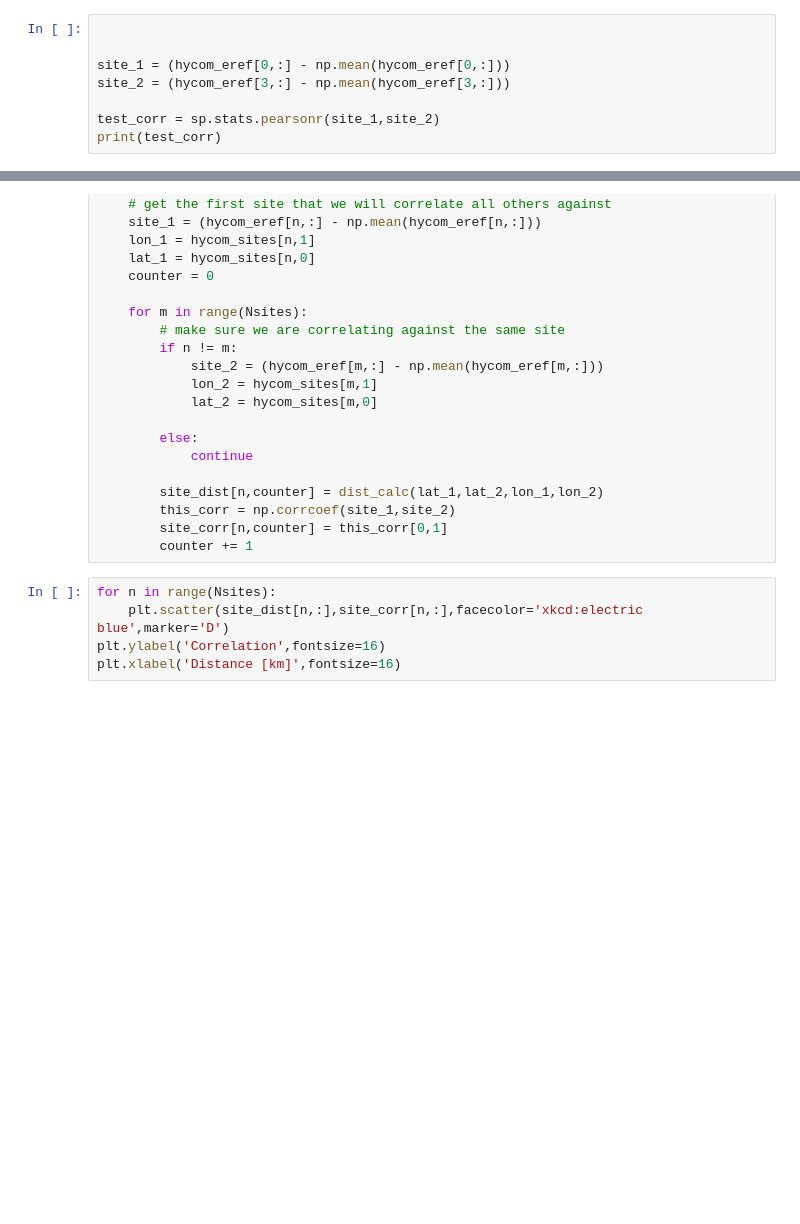
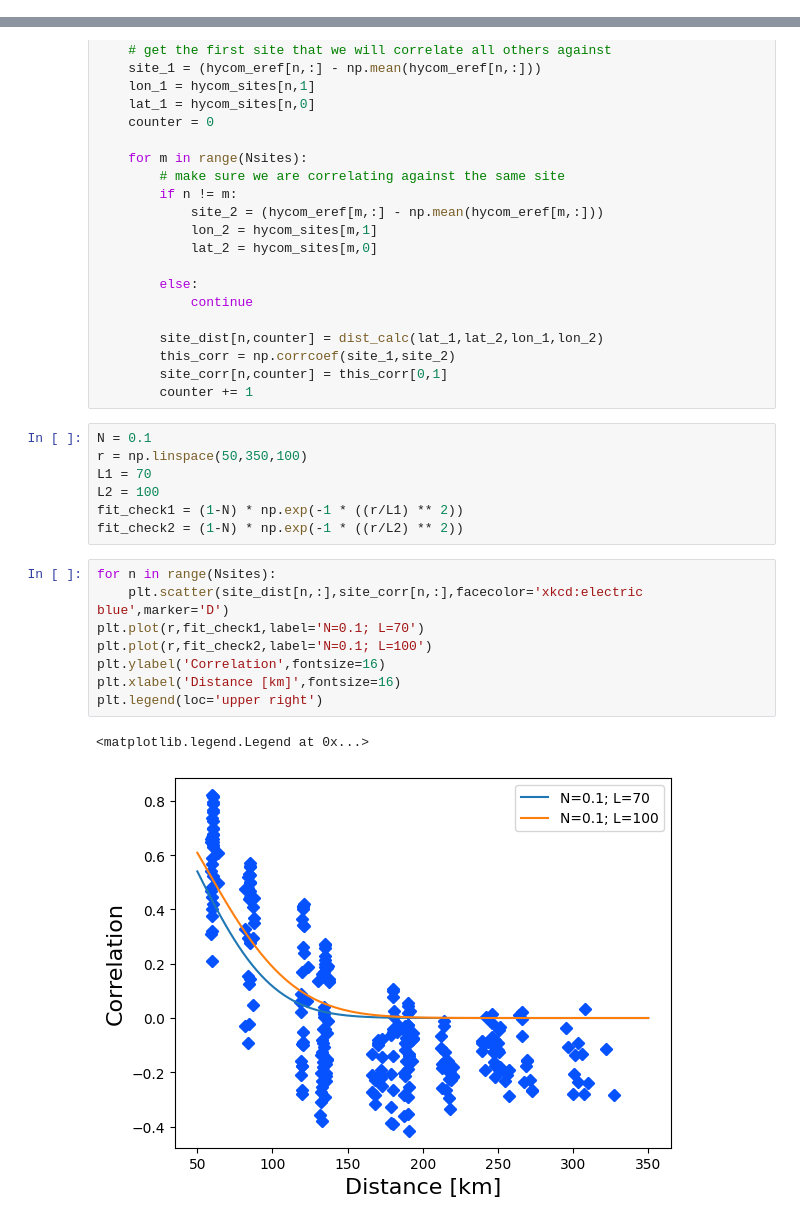
Before and after one commit to JCooke188/ceofs, a Jupyter notebook: commonMode_test.ipynb, the cells around one changed output, grey strips where cells are left out. Cells and saved outputs as stored; diff of their text form; blank space fills up the shorter version.

```diff
--- a/commonMode_test.ipynb
+++ b/commonMode_test.ipynb
@@ -513,11 +517,3 @@ ax.set_aspect(np.cos(ymid))
-# %%
-
-
-site_1 = (hycom_eref[0,:] - np.mean(hycom_eref[0,:]))
-site_2 = (hycom_eref[3,:] - np.mean(hycom_eref[3,:]))
-
-test_corr = sp.stats.pearsonr(site_1,site_2)
-print(test_corr)
 # %%
 Nsites = hycom_sites.shape[0]
 site_corr = np.empty((Nsites,Nsites-1))
@@ -544,8 +540,21 @@ for n in range(Nsites):
         this_corr = np.corrcoef(site_1,site_2)
         site_corr[n,counter] = this_corr[0,1]
         counter += 1
+# %%
+N = 0.1
+r = np.linspace(50,350,100)
+L1 = 70
+L2 = 100
+fit_check1 = (1-N) * np.exp(-1 * ((r/L1) ** 2))
+fit_check2 = (1-N) * np.exp(-1 * ((r/L2) ** 2))
 # %%
 for n in range(Nsites):
     plt.scatter(site_dist[n,:],site_corr[n,:],facecolor='xkcd:electric blue',marker='D')
+plt.plot(r,fit_check1,label='N=0.1; L=70')
+plt.plot(r,fit_check2,label='N=0.1; L=100')
 plt.ylabel('Correlation',fontsize=16)
 plt.xlabel('Distance [km]',fontsize=16)
+plt.legend(loc='upper right')
+# %% [output]
+<matplotlib.legend.Legend at 0x...>
+[figure, added]
```
Also changed, not shown: parts of 5 cells of this notebook.
